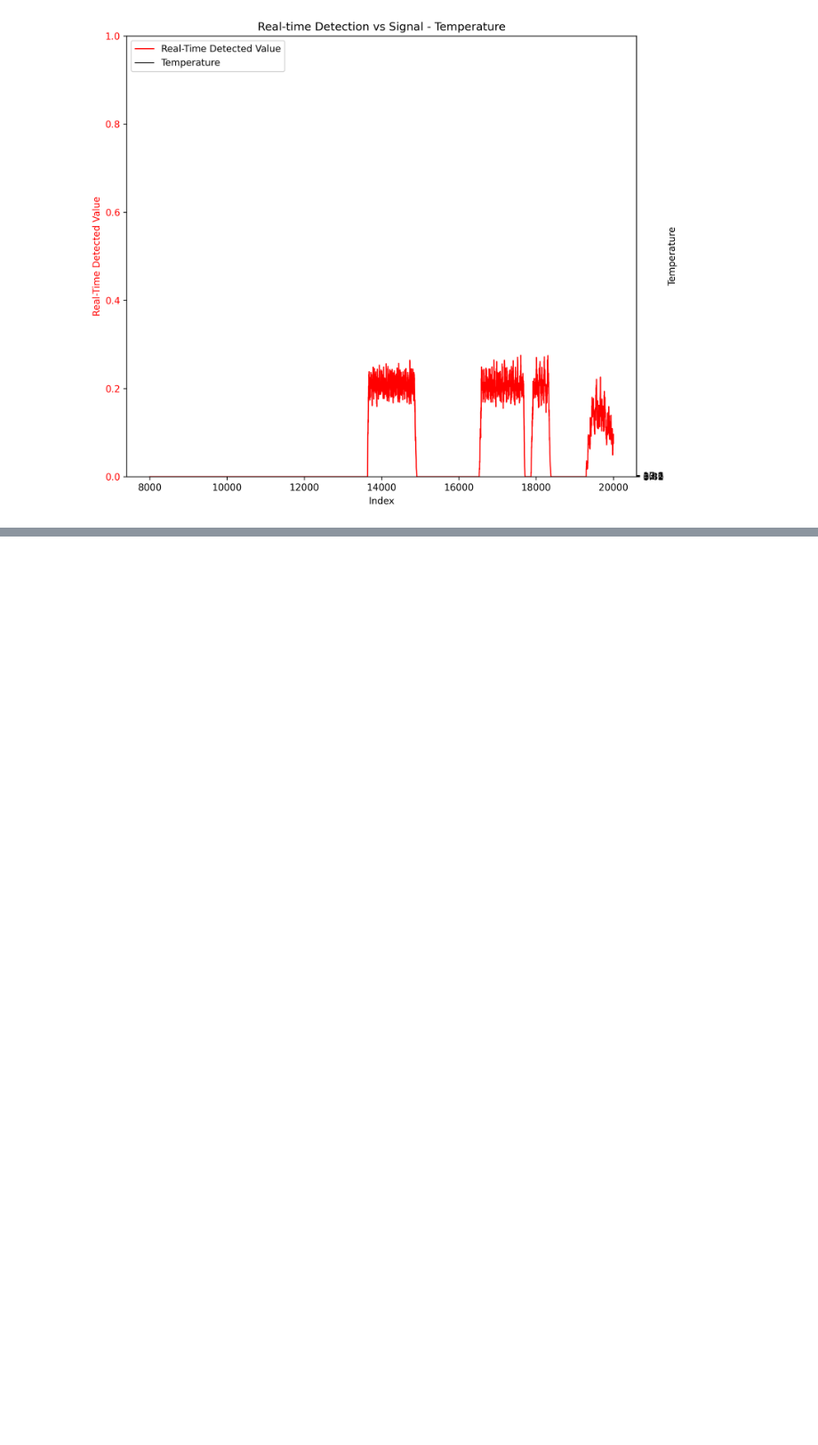
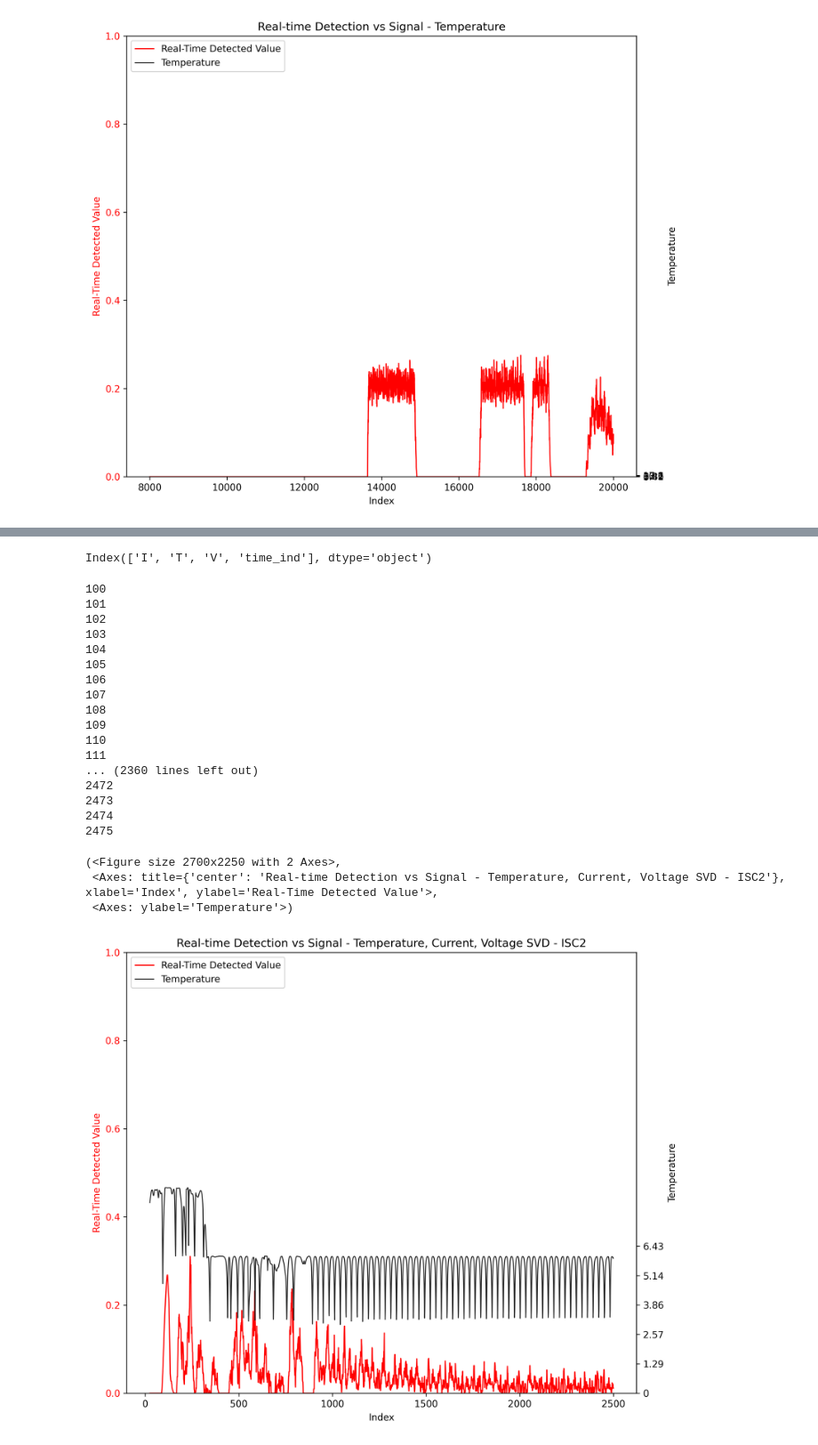
Before and after one commit to rhqrhq/Adversarial_Examples_Papers, a Jupyter notebook: pTRpred.ipynb, the cells around one changed output, grey strips where cells are left out. Shown at 89% size. Cells and saved outputs as stored; diff of their text form; code cells hidden in the pictures; blank space fills up the shorter version.

```diff
--- a/pTRpred.ipynb
+++ b/pTRpred.ipynb
@@ -1694,0 +1740,31 @@ df3 = pd.read_csv("mat12_result.csv")
+# %%
+df4.columns
+# %% [output]
+Index(['I', 'T', 'V', 'time_ind'], dtype='object')
+# %%
+#df4["time_ind"] = np.arange(1, df4.shape[0]+1)
+#df_s = build_signal_svd(df4, time = "time_ind", x_cols = "I|T|V", window = 25)
+df_detect = detect_realtime(df_s["time_ind"], df_s["signal"], lowwl = 10, highwl = 50)
+plot_detection_overlay(df_detect, title = "Real-time Detection vs Signal - Temperature, Current, Voltage SVD - ISC2")
+# %% [output]
+100
+101
+102
+103
+104
+105
+106
+107
+108
+109
+110
+111
+... (2360 lines left out)
+2472
+2473
+2474
+2475
+(<Figure size 2700x2250 with 2 Axes>,
+ <Axes: title={'center': 'Real-time Detection vs Signal - Temperature, Current, Voltage SVD - ISC2'}, xlabel='Index', ylabel='Real-Time Detected Value'>,
+ <Axes: ylabel='Temperature'>)
+[figure, added]
```
Also changed, not shown: parts of 8 cells of this notebook.
